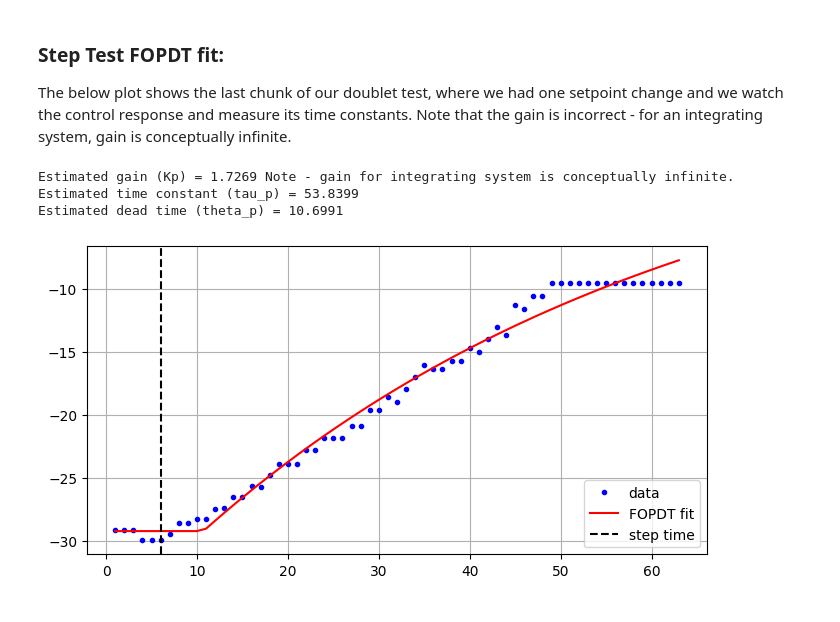
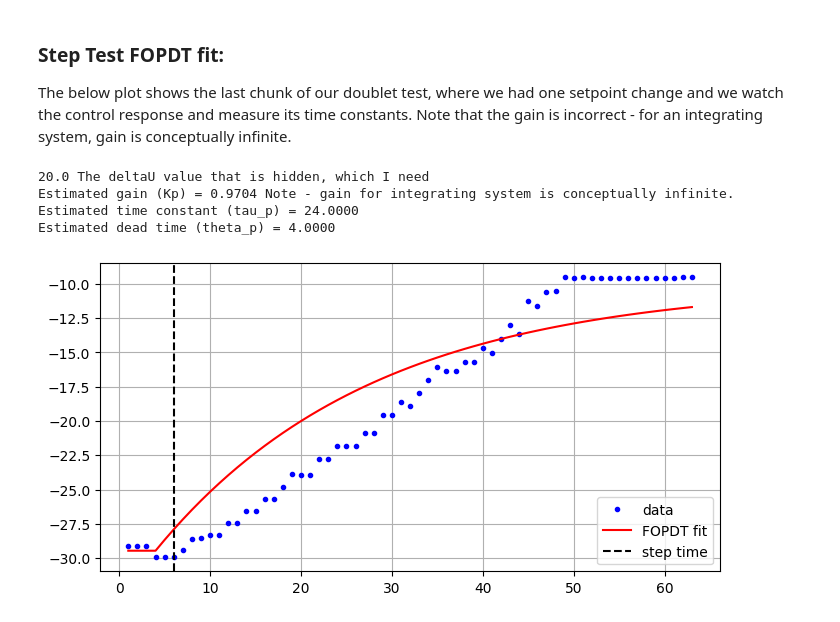
Before and after one commit to andrewlchappell-byte/Controls-Project-Crane-Style, a Jupyter notebook: Plotting with FOPDT.ipynb, the cells around one changed output. Saved outputs shown, nothing was run; the diff lists cells and outputs as text; code cells hidden in the pictures.

```diff
--- a/Plotting with FOPDT.ipynb
+++ b/Plotting with FOPDT.ipynb
@@ -95,7 +95,7 @@ sp = np.array(setpoints, dtype=float)
 # find a step in the setpoint (use the first non-zero change or the largest change)
 dsp = np.diff(sp)
 if np.any(dsp != 0):
-    step_idx = np.where(dsp != 0)[0][0] + 1
+    step_idx = np.where(dsp != 0)[0][0] + 1 #this line is really important. Records where steps happen
 else:
     # fallback to largest change (or raise if truly constant)
     if np.all(dsp == 0):
@@ -103,11 +103,13 @@ else:
     step_idx = np.argmax(np.abs(dsp)) + 1
 
 t_step = t[step_idx]
-delta_u = float(sp[step_idx] - sp[step_idx - 1])
+delta_u = float(sp[step_idx] - sp[step_idx - 1]) #makes delta_U here, important line.
+# This is treating the setpoint change as equal to the controller output change (almost like proportional control)
+print(delta_u,'The deltaU value that is hidden, which I need')
 
 # reasonable baseline and final value estimates
 pre_window = max(1, min(10, step_idx))
-y0 = np.mean(y[max(0, step_idx - pre_window):step_idx])
+y0 = np.mean(y[max(0, step_idx - pre_window):step_idx]) #making decent guesses
 y_inf = np.mean(y[-min(20, len(y)) :])
 
 # initial guesses
@@ -133,11 +135,11 @@ for ii in post_idx:
         break
 
 # FOPDT model: y(t) = y0 + K * delta_u * (1 - exp(-(t - theta)/tau)) for t>=theta, else y0
-def fopdt(t_arr, K, tau, theta, y0_param):
-    t_arr = np.asarray(t_arr)
-    resp = np.ones_like(t_arr) * y0_param
+def fopdt(t_arr, K, tau, theta, y0_param, delta_u):
+    t_arr = np.asarray(t_arr) #type change
+    resp = np.ones_like(t_arr) * y0_param #
     t_eff = t_arr - theta
-    positive = t_eff > 0
+    positive = t_eff > 0 #cuts the dead time off, makes a new set of counts to iterate over
     resp[positive] = y0_param + K * delta_u * (1.0 - np.exp(-t_eff[positive] / tau))
     return resp
 
@@ -147,35 +149,36 @@ max_t = float(t[-1] - t_step) + float(t_step)
 bounds = (
     [-1000.0, 1e-6, 0.0, min(y) - 1000.0],  # lower
     [1000.0, max_t * 10.0, max_t, max(y) + 1000.0],  # upper
 )
 
 try:
     popt, pcov = curve_fit(fopdt, t, y, p0=p0, bounds=bounds, maxfev=10000)
 except Exception:
     # fallback to initial estimates if fit fails
     popt = np.array(p0)
 
 K_fit, tau_fit, theta_fit, y0_fit = popt
 gain = K_fit  # process gain (y change per unit input change)
 tau_p = tau_fit
 theta_p = theta_fit
 
 # print results
 print(f"Estimated gain (Kp) = {gain:.4f} Note - gain for integrating system is conceptually infinite.")
 print(f"Estimated time constant (tau_p) = {tau_p:.4f}")
 print(f"Estimated dead time (theta_p) = {theta_p:.4f}")
 
 # plot data and fit
-y_fit = fopdt(t, K_fit, tau_fit, theta_fit, y0_fit)
+y_fit = fopdt(t, K_fit, tau_fit, theta_fit, y0_fit, delta_u)
 plt.figure(figsize=(8,4))
 plt.plot(t, y, "b.", label="data")
 plt.plot(t, y_fit, "r-", label="FOPDT fit")
 plt.axvline(t_step, color="k", linestyle="--", label="step time")
 plt.legend()
 plt.grid(True)
 plt.show()
 # %% [output]
-Estimated gain (Kp) = 1.7269 Note - gain for integrating system is conceptually infinite.
-Estimated time constant (tau_p) = 53.8399
-Estimated dead time (theta_p) = 10.6991
+20.0 The deltaU value that is hidden, which I need
+Estimated gain (Kp) = 0.9704 Note - gain for integrating system is conceptually infinite.
+Estimated time constant (tau_p) = 24.0000
+Estimated dead time (theta_p) = 4.0000
-[figure, old version]
+[figure, new version]
```
Also changed, not shown: parts of 4 cells of this notebook, 3 other files.
